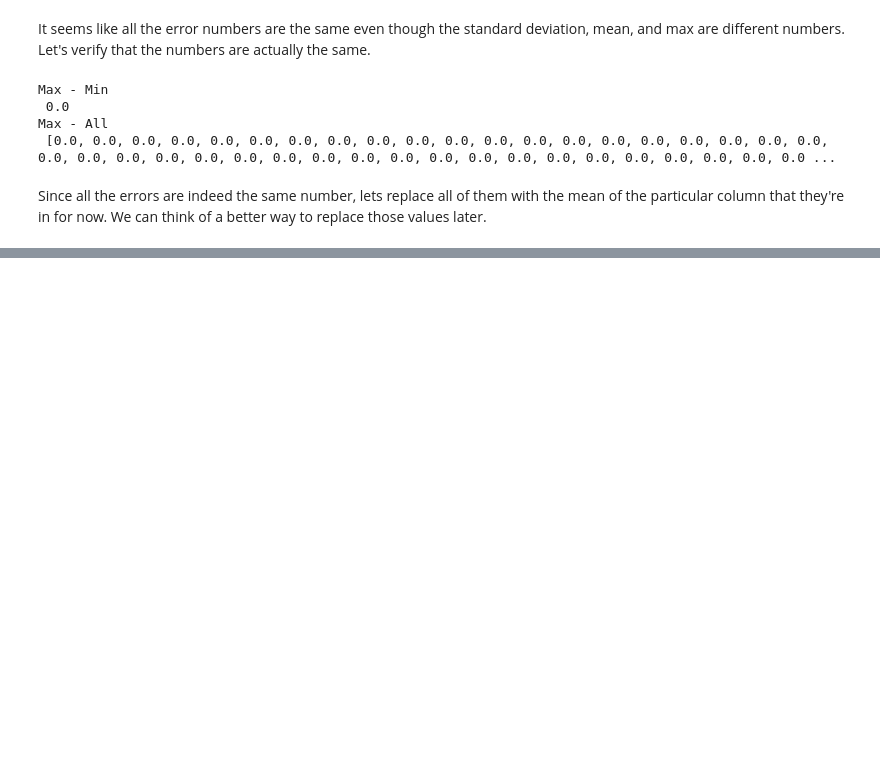
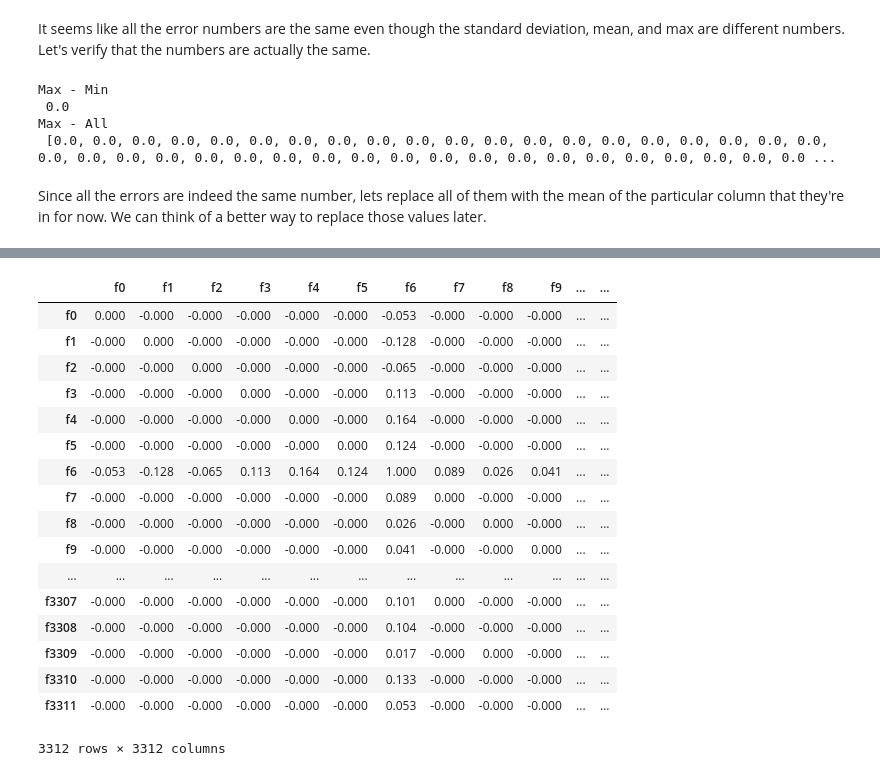
Before and after one commit to calebdre/Machine-Learning-Project, a Jupyter notebook: part1/explore.ipynb, the cells around one changed output, grey strips where cells are left out. Drawn from its saved outputs; the diff is of its cells as text; code cells hidden in the pictures; blank space fills up the shorter version.

```diff
--- a/part1/explore.ipynb
+++ b/part1/explore.ipynb
@@ -111,0 +157,23 @@ Since all the errors are indeed the same number, lets replace all of them with t
+# %%
+train_corrs = train.corr()
+# %%
+train_corrs
+# %% [output]
+|  | f0 | f1 | f2 | f3 | f4 | f5 | f6 | f7 | f8 | f9 | ... | ... |
+| f0 | 0.000 | -0.000 | -0.000 | -0.000 | -0.000 | -0.000 | -0.053 | -0.000 | -0.000 | -0.000 | ... | ... |
+| f1 | -0.000 | 0.000 | -0.000 | -0.000 | -0.000 | -0.000 | -0.128 | -0.000 | -0.000 | -0.000 | ... | ... |
+| f2 | -0.000 | -0.000 | 0.000 | -0.000 | -0.000 | -0.000 | -0.065 | -0.000 | -0.000 | -0.000 | ... | ... |
+| f3 | -0.000 | -0.000 | -0.000 | 0.000 | -0.000 | -0.000 | 0.113 | -0.000 | -0.000 | -0.000 | ... | ... |
+| f4 | -0.000 | -0.000 | -0.000 | -0.000 | 0.000 | -0.000 | 0.164 | -0.000 | -0.000 | -0.000 | ... | ... |
+| f5 | -0.000 | -0.000 | -0.000 | -0.000 | -0.000 | 0.000 | 0.124 | -0.000 | -0.000 | -0.000 | ... | ... |
+| f6 | -0.053 | -0.128 | -0.065 | 0.113 | 0.164 | 0.124 | 1.000 | 0.089 | 0.026 | 0.041 | ... | ... |
+| f7 | -0.000 | -0.000 | -0.000 | -0.000 | -0.000 | -0.000 | 0.089 | 0.000 | -0.000 | -0.000 | ... | ... |
+| f8 | -0.000 | -0.000 | -0.000 | -0.000 | -0.000 | -0.000 | 0.026 | -0.000 | 0.000 | -0.000 | ... | ... |
+| f9 | -0.000 | -0.000 | -0.000 | -0.000 | -0.000 | -0.000 | 0.041 | -0.000 | -0.000 | 0.000 | ... | ... |
+| ... | ... | ... | ... | ... | ... | ... | ... | ... | ... | ... | ... | ... |
+| f3307 | -0.000 | -0.000 | -0.000 | -0.000 | -0.000 | -0.000 | 0.101 | 0.000 | -0.000 | -0.000 | ... | ... |
+| f3308 | -0.000 | -0.000 | -0.000 | -0.000 | -0.000 | -0.000 | 0.104 | -0.000 | -0.000 | -0.000 | ... | ... |
+| f3309 | -0.000 | -0.000 | -0.000 | -0.000 | -0.000 | -0.000 | 0.017 | -0.000 | 0.000 | -0.000 | ... | ... |
+| f3310 | -0.000 | -0.000 | -0.000 | -0.000 | -0.000 | -0.000 | 0.133 | -0.000 | -0.000 | -0.000 | ... | ... |
+| f3311 | -0.000 | -0.000 | -0.000 | -0.000 | -0.000 | -0.000 | 0.053 | -0.000 | -0.000 | -0.000 | ... | ... |
+3312 rows × 3312 columns
```
Also changed, not shown: parts of 7 cells of this notebook.
